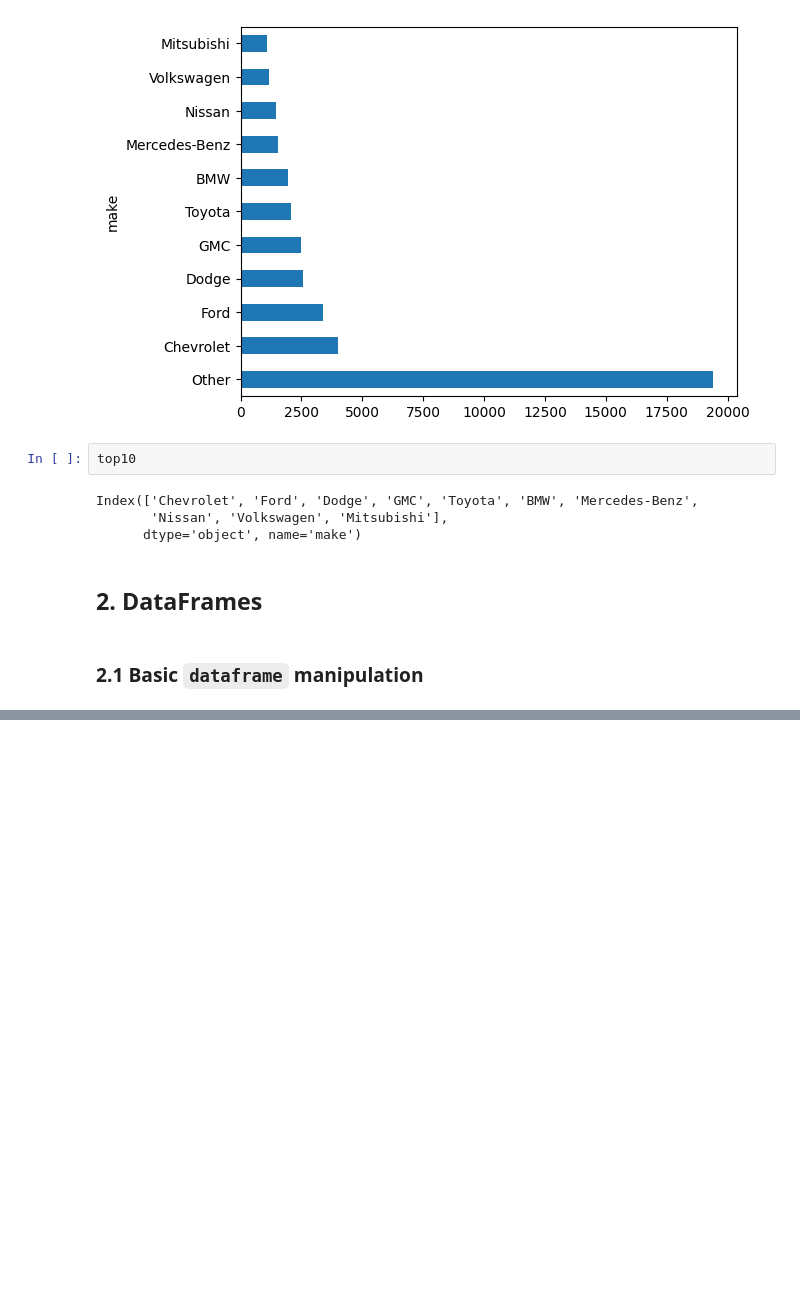
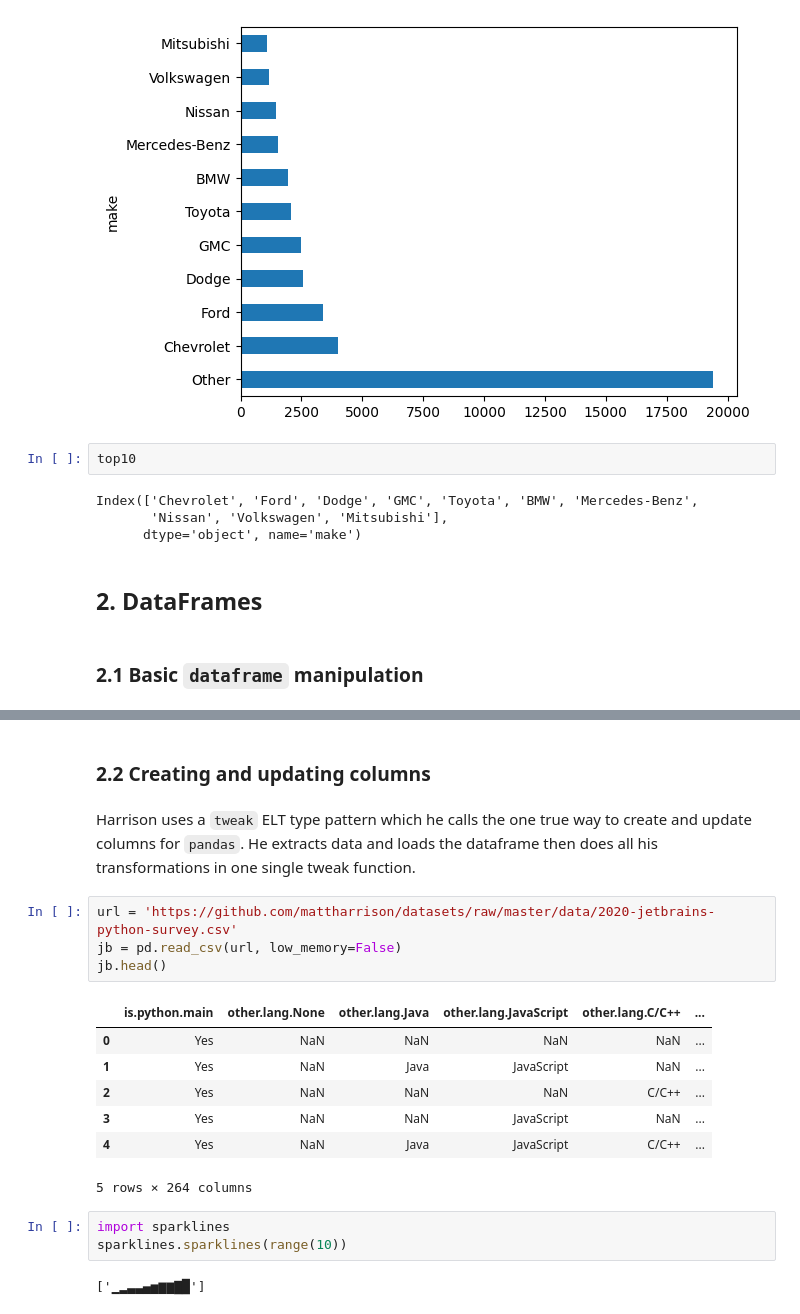
Before and after one commit to malminhas/data-analytics, a Jupyter notebook: effective-pandas-playbook.ipynb, the cells around one changed output, grey strips where cells are left out. Drawn from its saved outputs; the diff is of its cells as text; blank space fills up the shorter version.

Commit message:
Updated effective-pandas-playbook

```diff
--- a/effective-pandas-playbook.ipynb
+++ b/effective-pandas-playbook.ipynb
@@ -296,0 +364,21 @@ A `DataFrame` is used to model 2-D data.  It is best understood as column-orient
+# %% [markdown]
+### 2.2 Creating and updating columns
+# %% [markdown]
+Harrison uses a `tweak` ELT type pattern which he calls the one true way to create and update columns for `pandas`.  He extracts data and loads the dataframe then does all his transformations in one single tweak function.
+# %%
+url = 'https://github.com/mattharrison/datasets/raw/master/data/2020-jetbrains-python-survey.csv'
+jb = pd.read_csv(url, low_memory=False)
+jb.head()
+# %% [output]
+|  | is.python.main | other.lang.None | other.lang.Java | other.lang.JavaScript | other.lang.C/C++ | ... |
+| 0 | Yes | NaN | NaN | NaN | NaN | ... |
+| 1 | Yes | NaN | Java | JavaScript | NaN | ... |
+| 2 | Yes | NaN | NaN | NaN | C/C++ | ... |
+| 3 | Yes | NaN | NaN | JavaScript | NaN | ... |
+| 4 | Yes | NaN | Java | JavaScript | C/C++ | ... |
+5 rows × 264 columns
+# %%
+import sparklines
+sparklines.sparklines(range(10))
+# %% [output]
+['▁▂▃▃▄▅▆▆▇█']
```
Also changed, not shown: parts of 16 cells of this notebook.
